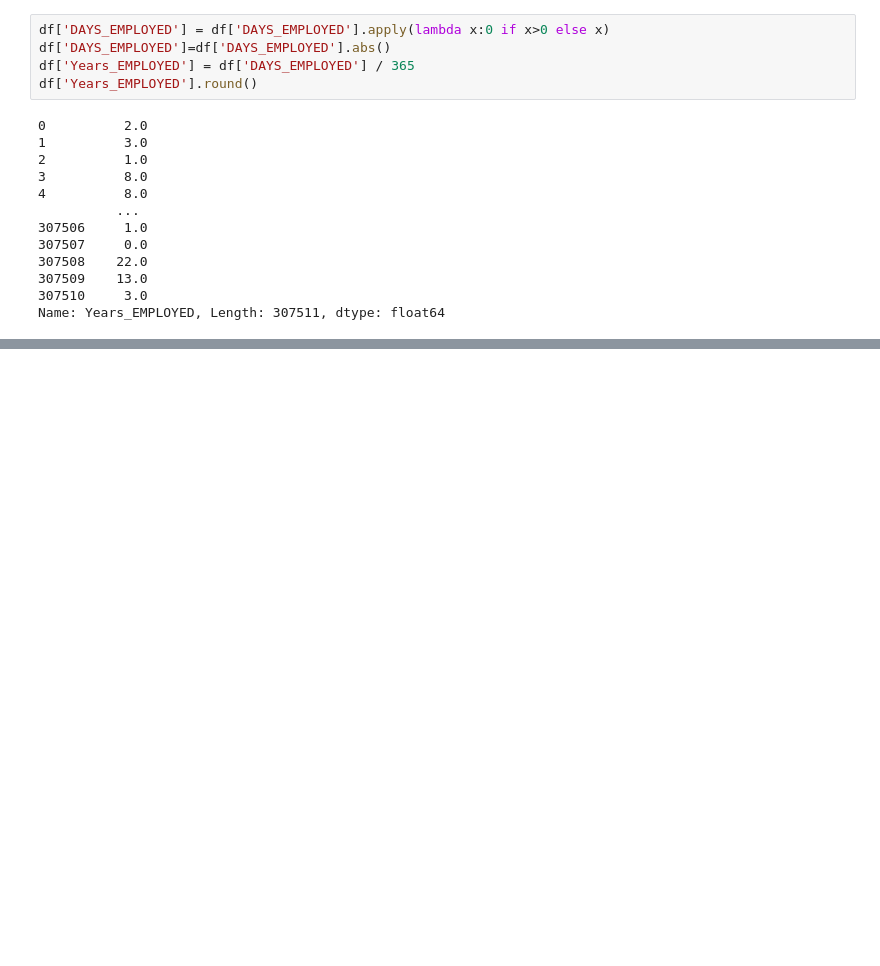
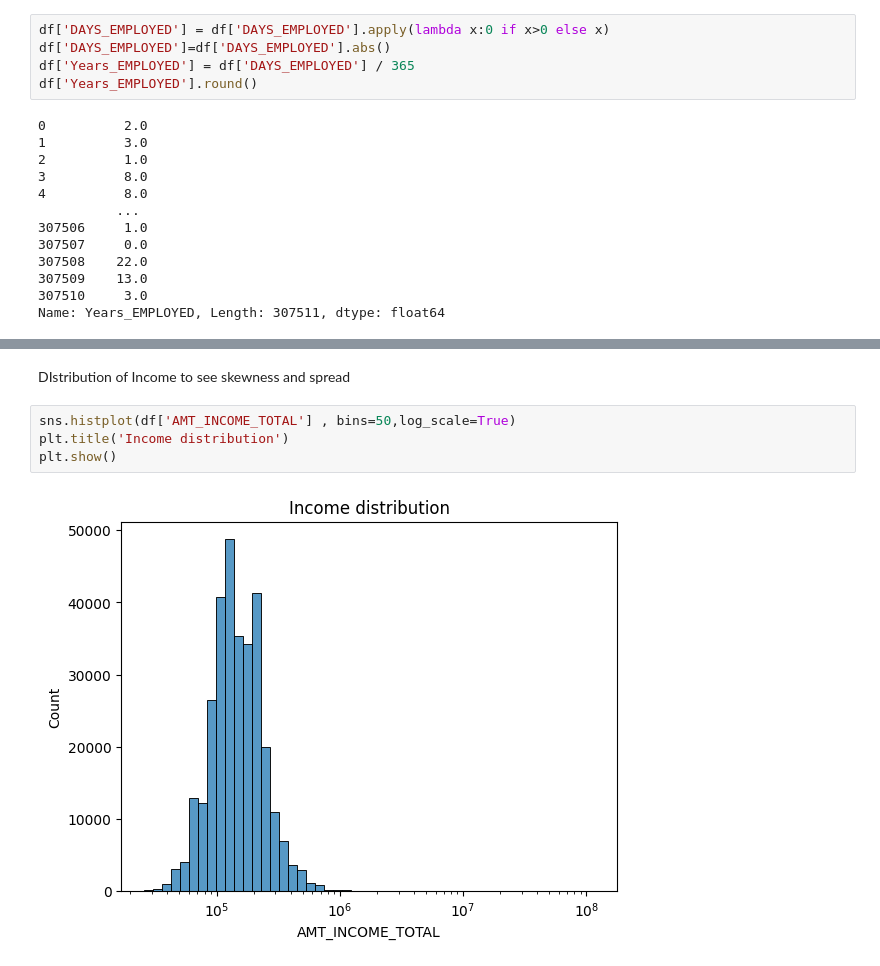
Before and after one commit to atharva3428/home-credit-analysis, a Jupyter notebook: analysis.ipynb, the cells around one changed output, grey strips where cells are left out. Drawn from its saved outputs; the diff is of its cells as text; blank space fills up the shorter version.

```diff
--- a/analysis.ipynb
+++ b/analysis.ipynb
@@ -95,0 +109,8 @@ Name: Years_EMPLOYED, Length: 307511, dtype: float64
+# %% [markdown]
+DIstribution of Income to see skewness and spread
+# %%
+sns.histplot(df['AMT_INCOME_TOTAL'] , bins=50,log_scale=True)
+plt.title('Income distribution')
+plt.show()
+# %% [output]
+[figure, added]
```
Also changed, not shown: parts of 16 cells of this notebook.
